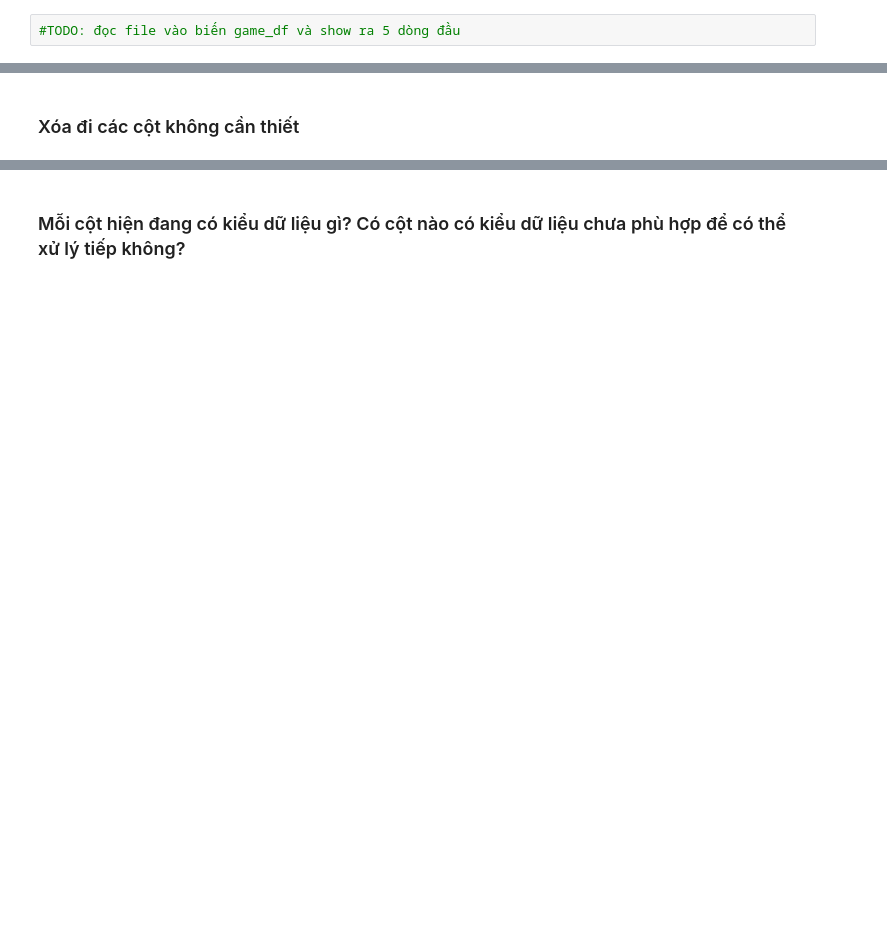
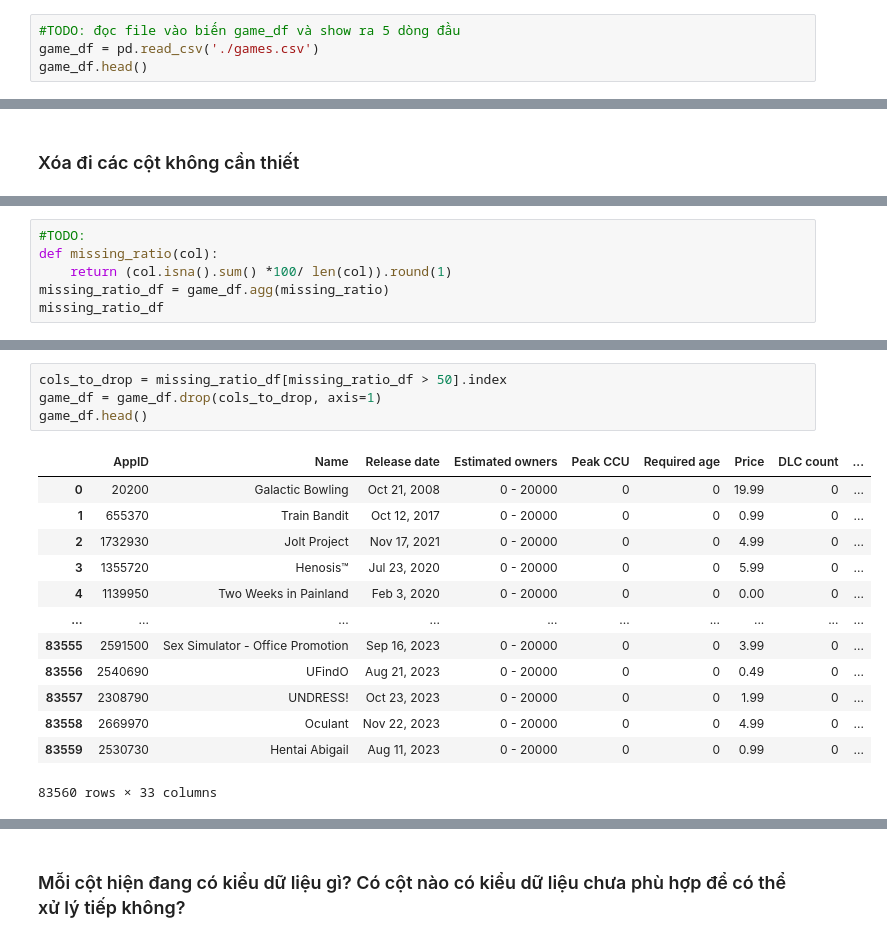
Before and after one commit to NamPhuonn/Final_project_data_science, a Jupyter notebook: final_project.ipynb, the cells around one changed output, grey strips where cells are left out. Drawn from its saved outputs; the diff is of its cells as text; blank space fills up the shorter version.

```diff
--- a/final_project.ipynb
+++ b/final_project.ipynb
@@ -30,3 +30,5 @@ Nhóm sẽ dùng [dữ liệu đã được thu thập sẵn](https://www.kaggle
 ## 3. Data pre-processing and exploration
 # %%
 #TODO: đọc file vào biến game_df và show ra 5 dòng đầu
+game_df = pd.read_csv('./games.csv')
+game_df.head()
@@ -51,0 +112,6 @@ Nhóm sẽ dùng [dữ liệu đã được thu thập sẵn](https://www.kaggle
+# %%
+#TODO:
+def missing_ratio(col):
+    return (col.isna().sum() *100/ len(col)).round(1)
+missing_ratio_df = game_df.agg(missing_ratio)
+missing_ratio_df
@@ -51,0 +136,18 @@ Nhóm sẽ dùng [dữ liệu đã được thu thập sẵn](https://www.kaggle
+# %%
+cols_to_drop = missing_ratio_df[missing_ratio_df > 50].index
+game_df = game_df.drop(cols_to_drop, axis=1)
+game_df.head()
+# %% [output]
+|  | AppID | Name | Release date | Estimated owners | Peak CCU | Required age | Price | DLC count | ... |
+| 0 | 20200 | Galactic Bowling | Oct 21, 2008 | 0 - 20000 | 0 | 0 | 19.99 | 0 | ... |
+| 1 | 655370 | Train Bandit | Oct 12, 2017 | 0 - 20000 | 0 | 0 | 0.99 | 0 | ... |
+| 2 | 1732930 | Jolt Project | Nov 17, 2021 | 0 - 20000 | 0 | 0 | 4.99 | 0 | ... |
+| 3 | 1355720 | Henosis™ | Jul 23, 2020 | 0 - 20000 | 0 | 0 | 5.99 | 0 | ... |
+| 4 | 1139950 | Two Weeks in Painland | Feb 3, 2020 | 0 - 20000 | 0 | 0 | 0.00 | 0 | ... |
+| ... | ... | ... | ... | ... | ... | ... | ... | ... | ... |
+| 83555 | 2591500 | Sex Simulator - Office Promotion | Sep 16, 2023 | 0 - 20000 | 0 | 0 | 3.99 | 0 | ... |
+| 83556 | 2540690 | UFindO | Aug 21, 2023 | 0 - 20000 | 0 | 0 | 0.49 | 0 | ... |
+| 83557 | 2308790 | UNDRESS! | Oct 23, 2023 | 0 - 20000 | 0 | 0 | 1.99 | 0 | ... |
+| 83558 | 2669970 | Oculant | Nov 22, 2023 | 0 - 20000 | 0 | 0 | 4.99 | 0 | ... |
+| 83559 | 2530730 | Hentai Abigail | Aug 11, 2023 | 0 - 20000 | 0 | 0 | 0.99 | 0 | ... |
+83560 rows × 33 columns
```
Also changed, not shown: parts of 22 cells of this notebook.
